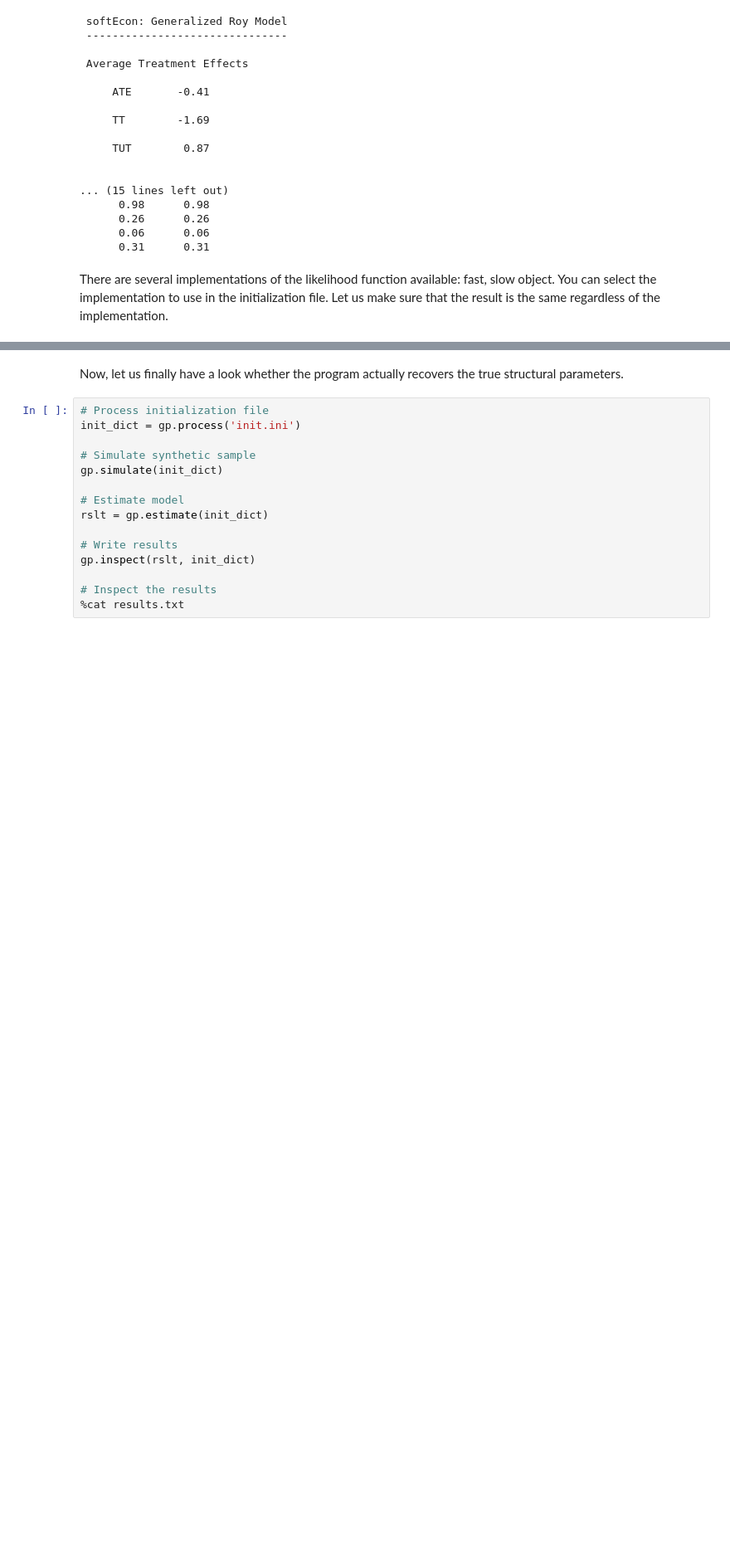
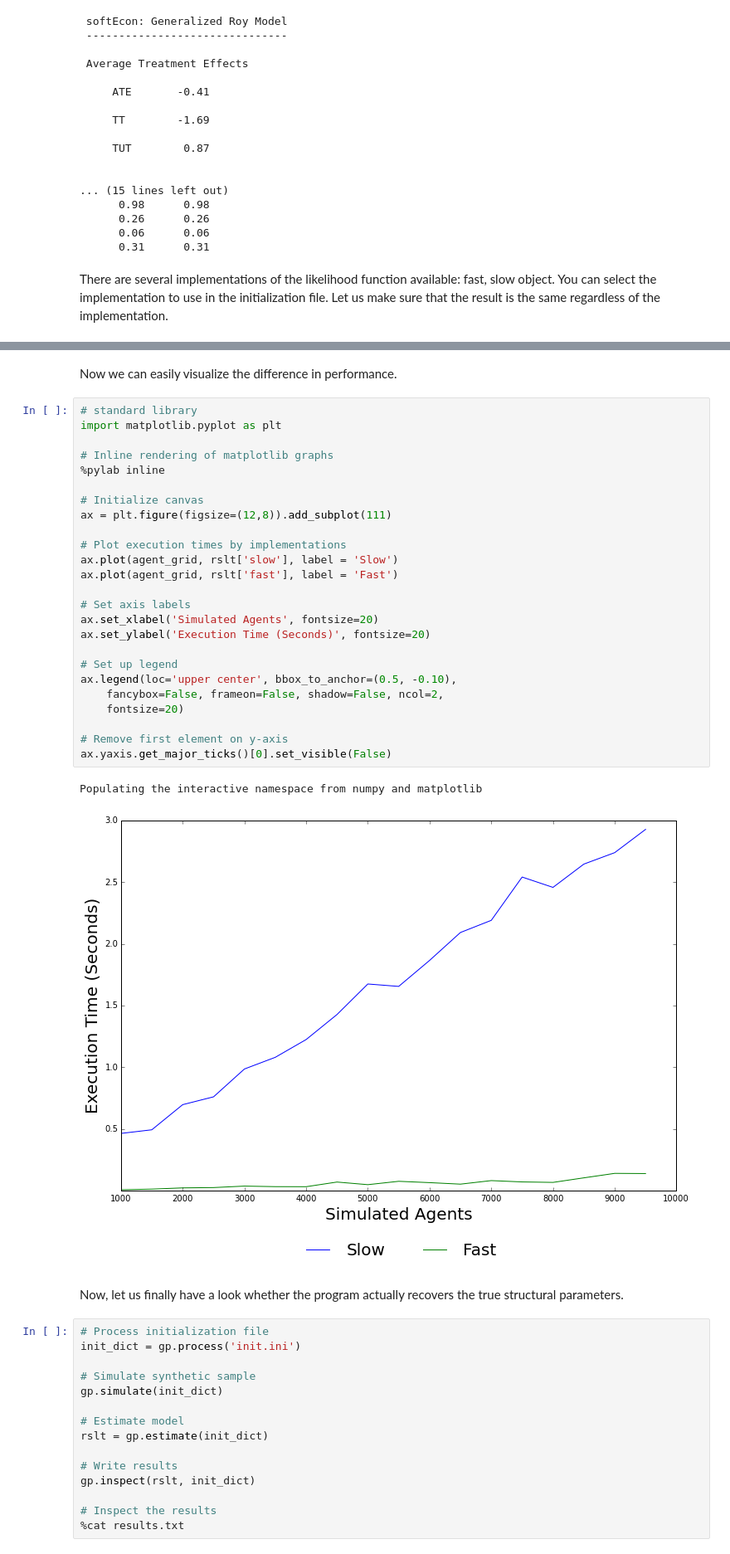
Before and after one commit to snowdj/course, a Jupyter notebook: lectures/economic_models/generalized_roy/package/lecture.ipynb, the cells around one changed output, grey strips where cells are left out. Shown at 83% size. Saved outputs shown, nothing was run; the diff lists cells and outputs as text; blank space fills up the shorter version.

```diff
--- a/lectures/economic_models/generalized_roy/package/lecture.ipynb
+++ b/lectures/economic_models/generalized_roy/package/lecture.ipynb
@@ -86,3 +130,33 @@ for _ in range(NUM_TESTS):
+# %% [markdown]
+Now we can easily visualize the difference in performance.
+# %%
+# standard library
+import matplotlib.pyplot as plt
+
+# Inline rendering of matplotlib graphs
+%pylab inline
+
+# Initialize canvas
+ax = plt.figure(figsize=(12,8)).add_subplot(111)
+
+# Plot execution times by implementations
+ax.plot(agent_grid, rslt['slow'], label = 'Slow')
+ax.plot(agent_grid, rslt['fast'], label = 'Fast')
+
+# Set axis labels
+ax.set_xlabel('Simulated Agents', fontsize=20)
+ax.set_ylabel('Execution Time (Seconds)', fontsize=20)
+
+# Set up legend
+ax.legend(loc='upper center', bbox_to_anchor=(0.5, -0.10),
+    fancybox=False, frameon=False, shadow=False, ncol=2,
+    fontsize=20)
+
+# Remove first element on y-axis
+ax.yaxis.get_major_ticks()[0].set_visible(False)
+# %% [output]
+Populating the interactive namespace from numpy and matplotlib
+[figure, added]
 # %% [markdown]
 Now, let us finally have a look whether the program actually recovers the true structural parameters.
 # %%
```
Also changed, not shown: parts of 12 cells of this notebook.
